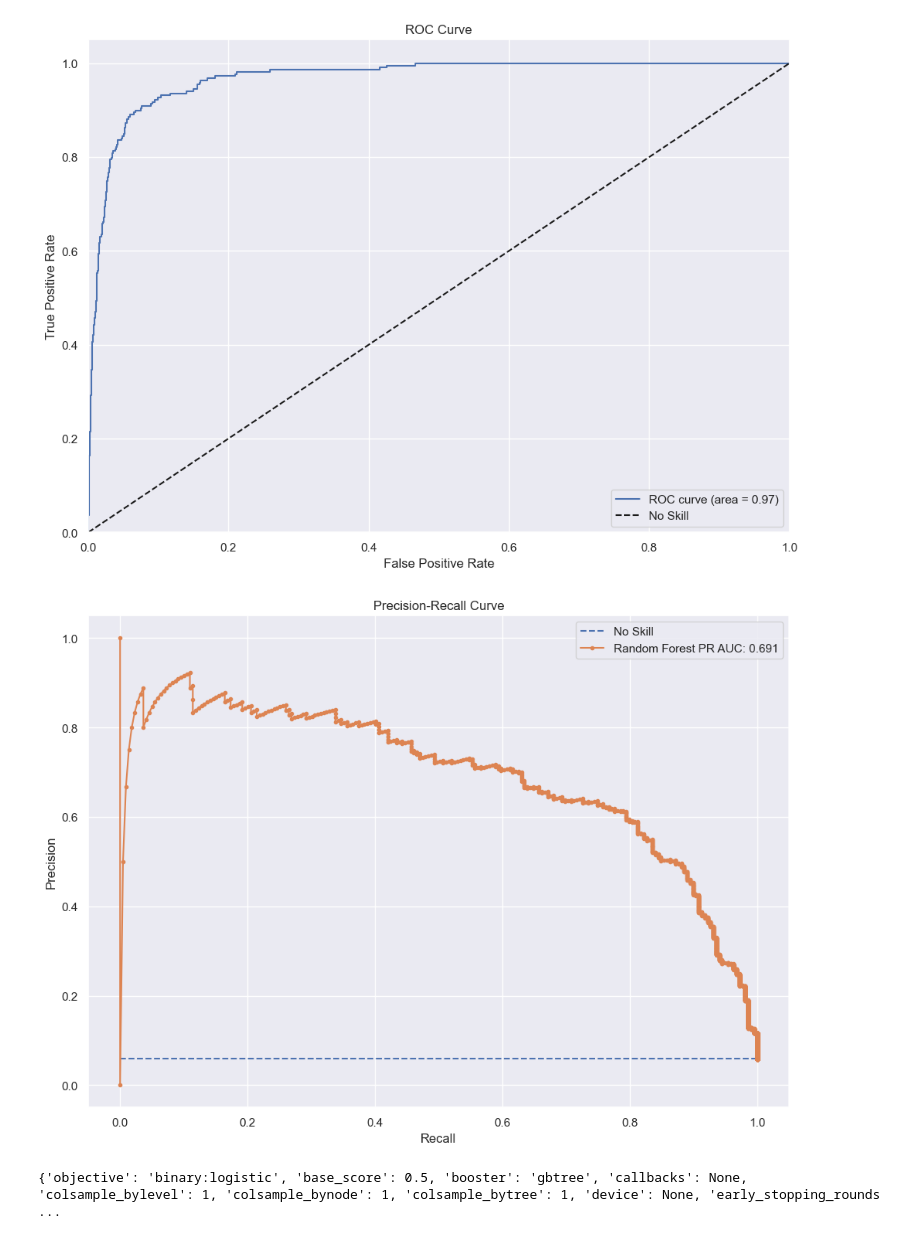
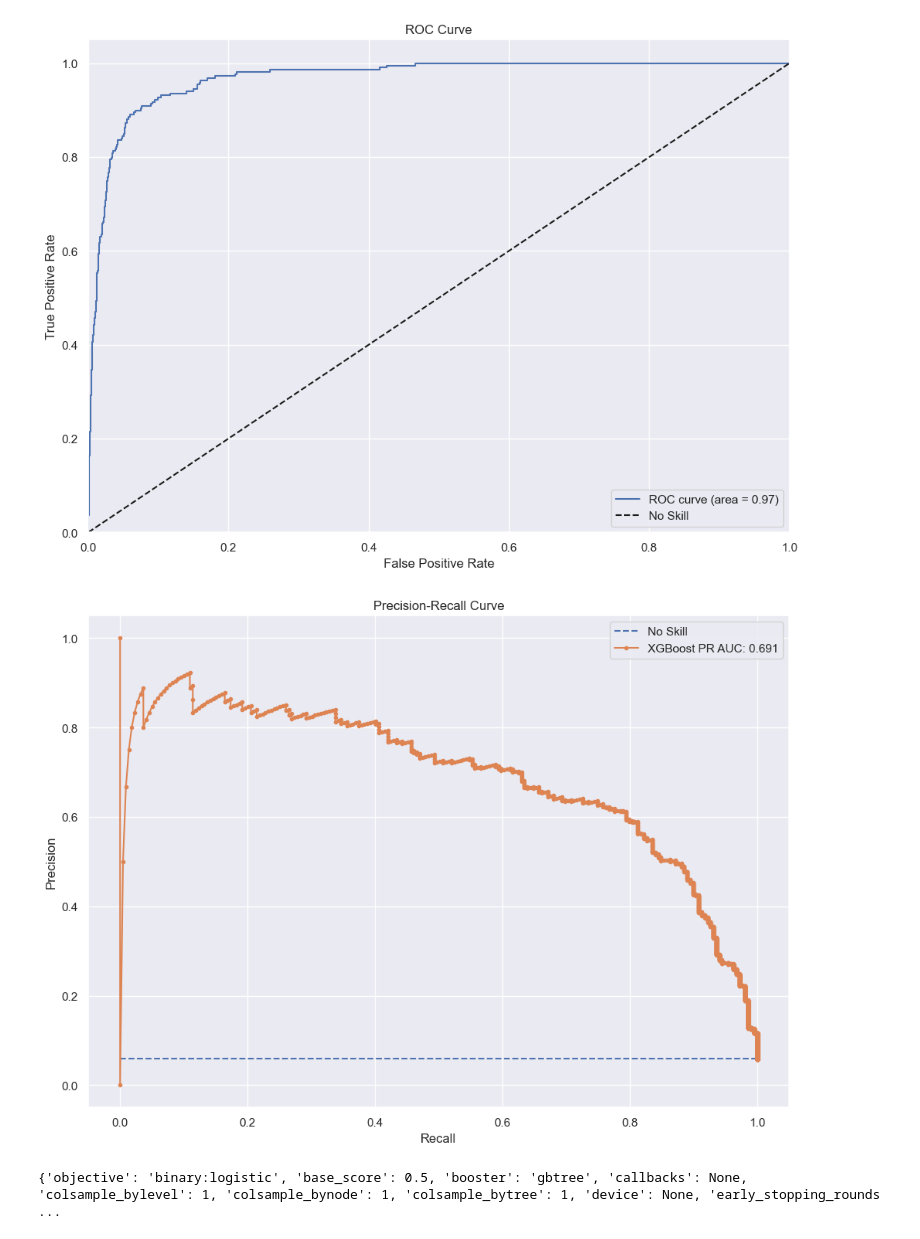
Before and after one commit to MHirschberger/car-insurance-fraud-detection, a Jupyter notebook: fraud_detection.ipynb, the cells around one changed output. Drawn from its saved outputs; the diff is of its cells as text; code cells hidden in the pictures.

Commit message:
Updated Plots and Readme

```diff
--- a/fraud_detection.ipynb
+++ b/fraud_detection.ipynb
@@ -425,0 +426,12 @@ for i in max_iter_list:
+# %%
+sns.set(rc={'figure.figsize':(11.7,8.27)})
+
+my_features = model_data_encoded. loc[:, model_data_encoded.columns != "FraudFound_P"].columns
+importances = model_lg.coef_
+avg_importance = np.mean(np.abs(importances), axis=0)
+forest_importances = pd.Series(avg_importance, index=my_features).sort_values(ascending=False)
+
+fig, ax = plt.subplots()
+forest_importances.plot.bar(ax=ax)
+ax.set_title("Feature Importances - Logistic Regression")
+fig.tight_layout()
@@ -1060,24 +1074,24 @@ plt.show()
 [figure]
 # %%
 # calculate the no skill line as the proportion of the positive class
-no_skill = len(y_lg[y_lg==1]) / len(y_lg)
+no_skill = len(y_xgb[y_xgb==1]) / len(y_xgb)
 # plot the no skill precision-recall curve
 plt.plot([0, 1], [no_skill, no_skill], linestyle='--', label='No Skill')
 # calculate model precision-recall curve
-precision, recall, _ = precision_recall_curve(y_test, y_xgb_pred_proba)
+precision, recall, _ = precision_recall_curve(y_xgb_test, y_xgb_pred_proba)
 # plot the model precision-recall curve
-xgb_auc_score = auc(recall, precision)
-plt.plot(recall, precision, marker='.', label='Random Forest PR AUC: %.3f' % xgb_auc_score)
+auc_score = auc(recall, precision)
+plt.plot(recall, precision, marker='.', label='XGBoost PR AUC: %.3f' % auc_score)
 # axis labels
 plt.xlabel('Recall')
 plt.ylabel('Precision')
 # show the legend
 plt.legend()
 plt.title('Precision-Recall Curve')
 # show the plot
 plt.show()
 # %% [output]
-[figure, old version]
+[figure, new version]
 # %%
 from xgboost import XGBClassifier
 from sklearn.metrics import precision_score, recall_score, f1_score, make_scorer, accuracy_score
```
Also changed, not shown: parts of 7 cells of this notebook, 8 other files.
